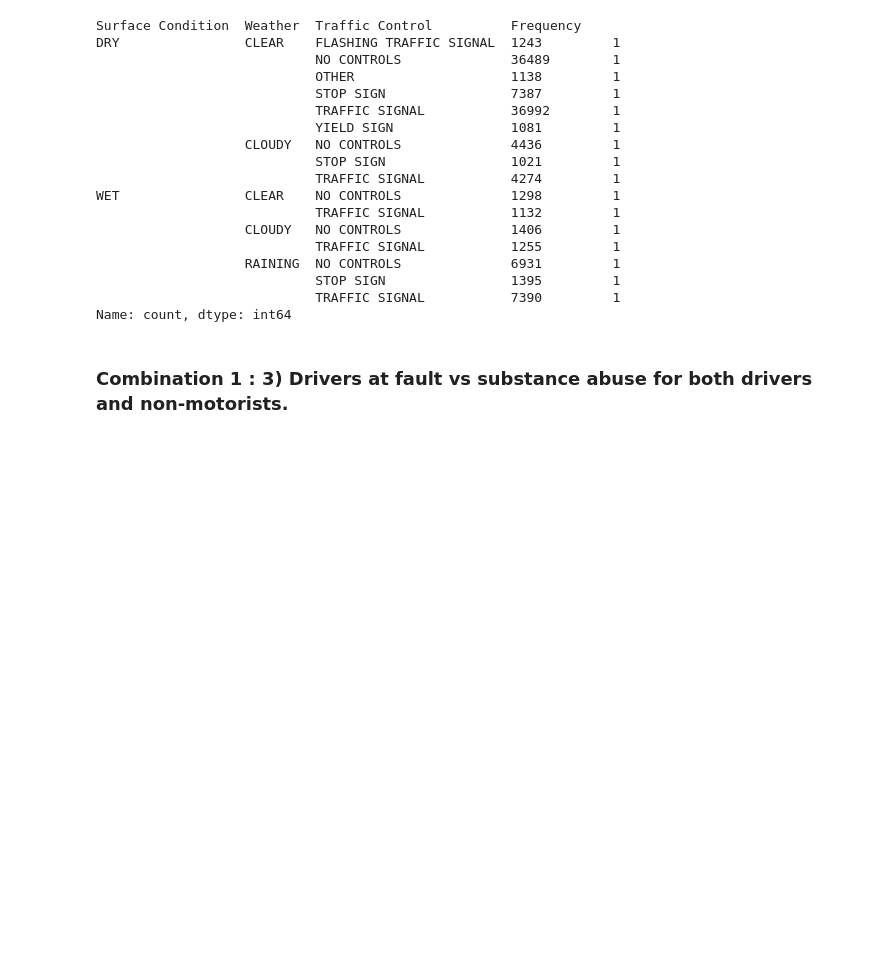
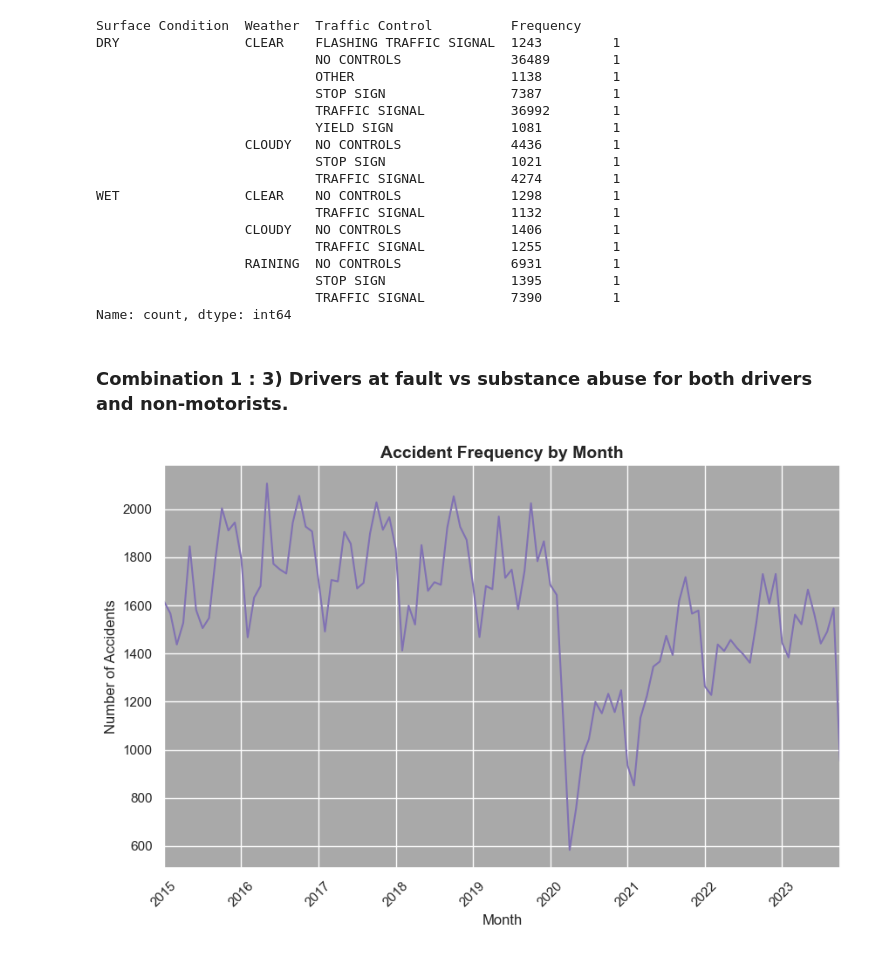
Before and after one commit to CaptN-JP/CrashAnalyzer, a Jupyter notebook: eda.ipynb, the cells around one changed output. Cells and saved outputs as stored; diff of their text form; code cells hidden in the pictures; blank space fills up the shorter version.

```diff
--- a/eda.ipynb
+++ b/eda.ipynb
@@ -310,3 +311,47 @@ def pie_chart(column_name1, column_name2, title, data=df):
 #     column_name2='Non-Motorist Substance Abuse',
 #     title='Proportion of drivers at fault, with suspected substance abuse for both drivers and non-motorists'
 #     )
+# %%
+def plot_line_chart(datetime_column, title, xlabel, ylabel):
+    # Randomly select a color, font, style, and background
+    color = random.choice(colors)
+    style = 'darkgrid'
+    background = 'darkgray'
+
+    sns.set(style=style)  # Set the style of the plot
+    # plt.rcParams["font.family"] = font  # Set the font of the plot
+    plt.figure(figsize=(10, 6))  # Set the size of the plot
+
+    # Convert the datetime column to a pandas datetime object
+    df[datetime_column] = pd.to_datetime(df[datetime_column])
+
+    # Plot the line chart
+    ax = df.set_index(datetime_column).resample('M').size().plot(kind='line', color=color)
+
+    # Set the title, x-label, and y-label
+    ax.set_title(title, fontsize=14, fontweight='bold')
+    ax.set_xlabel(xlabel, fontsize=12)
+    ax.set_ylabel(ylabel, fontsize=12)
+
+    # # Add a trendline
+    # z = np.polyfit(range(len(df)), df.set_index(datetime_column).resample('M').size(), 1)
+    # p = np.poly1d(z)
+    plt.plot(df.set_index(datetime_column).resample('M').size(), "r--", color='black')
+
+    # Rotate x-axis labels for better readability
+    plt.xticks(rotation=45)
+
+    # Set the background color
+    ax.set_facecolor(background)
+
+    # Show the plot
+    plt.show()
+
+plot_line_chart(
+    datetime_column='Crash Date/Time',
+    title='Accident Frequency by Month',
+    xlabel='Month',
+    ylabel='Number of Accidents'
+)
+# %% [output]
+[figure, added]
```
Also changed, not shown: parts of 2 cells of this notebook, 5 other files.
